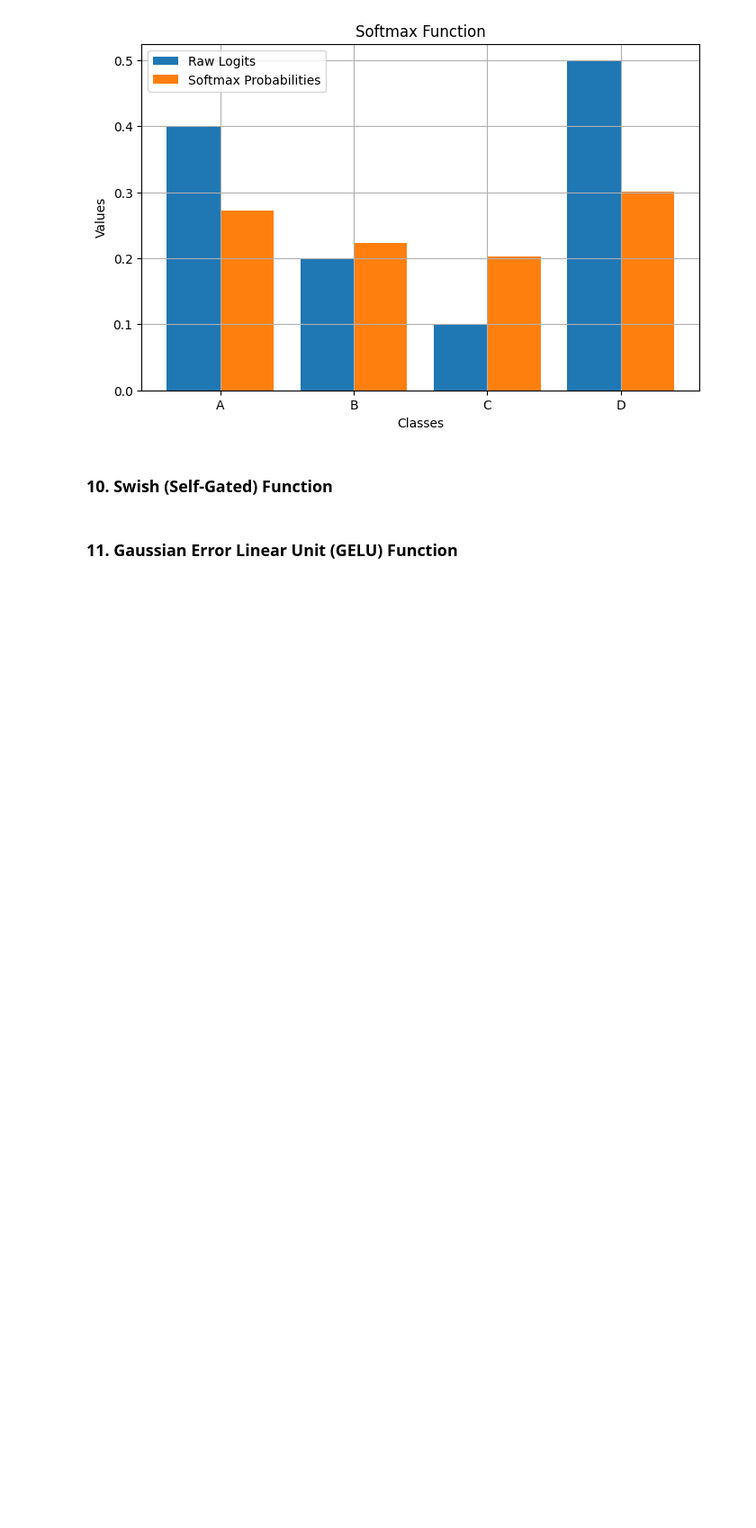
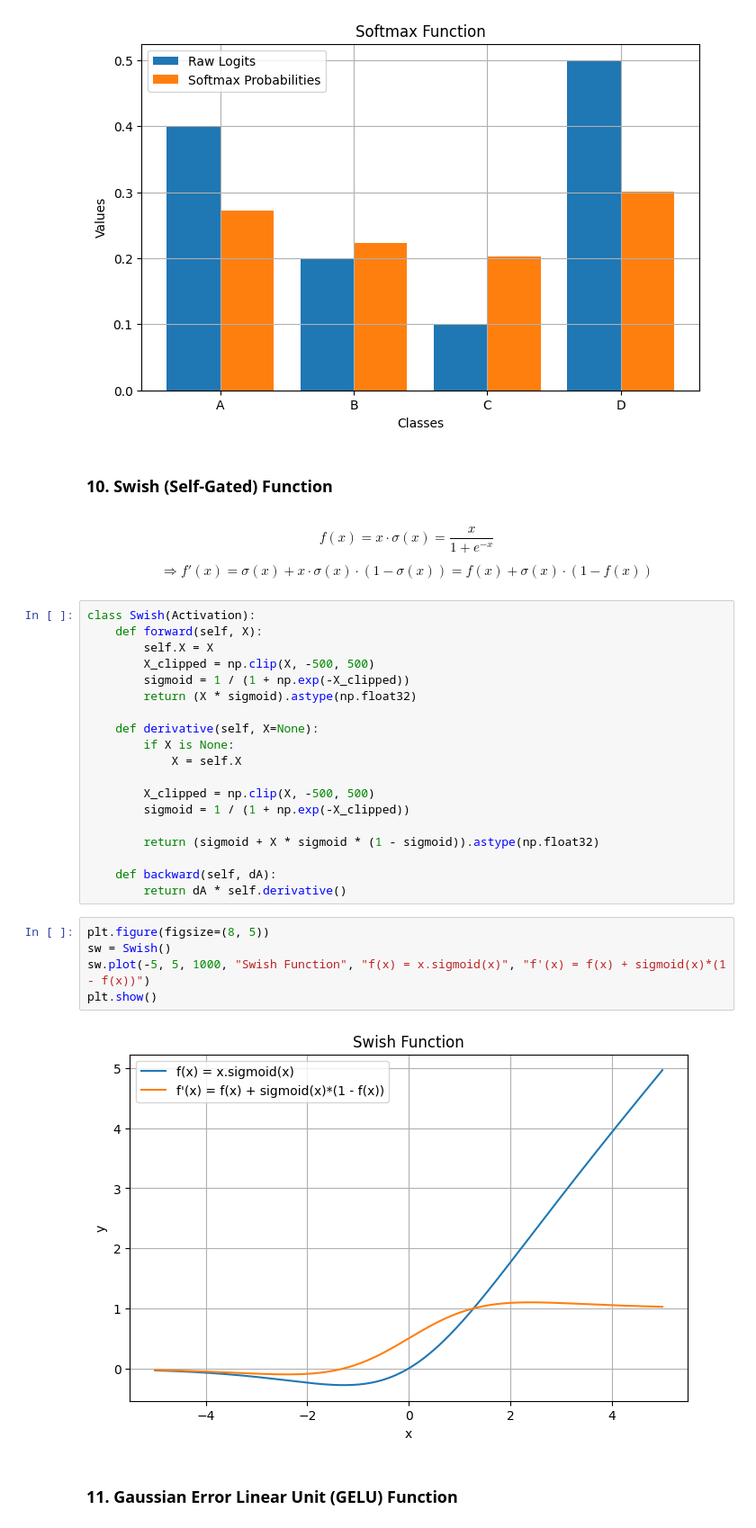
Before and after one commit to ikabrain/UCS761-Deep-Learning-Lab, a Jupyter notebook: DL_assign5.ipynb, the cells around one changed output. Shown at 90% size. Cells and saved outputs as stored; diff of their text form; blank space fills up the shorter version.

Commit message:
feat(assign5): implement swish fn

```diff
--- a/DL_assign5.ipynb
+++ b/DL_assign5.ipynb
@@ -424,6 +424,41 @@ plt.show()
 [figure]
 # %% [markdown]
 ### 10. Swish (Self-Gated) Function
+# %% [markdown]
+$$
+    f(x) = x\cdot\sigma(x) = \frac{x}{1 + e^{-x}}
+$$
+
+$$
+    \Rightarrow
+    f'(x) = \sigma(x) + x\cdot\sigma(x)\cdot(1 - \sigma(x)) = f(x) + \sigma(x)\cdot(1 - f(x))
+$$
+# %%
+class Swish(Activation):
+    def forward(self, X):
+        self.X = X
+        X_clipped = np.clip(X, -500, 500)
+        sigmoid = 1 / (1 + np.exp(-X_clipped))
+        return (X * sigmoid).astype(np.float32)
+
+    def derivative(self, X=None):
+        if X is None:
+            X = self.X
+
+        X_clipped = np.clip(X, -500, 500)
+        sigmoid = 1 / (1 + np.exp(-X_clipped))
+
+        return (sigmoid + X * sigmoid * (1 - sigmoid)).astype(np.float32)
+
+    def backward(self, dA):
+        return dA * self.derivative()
+# %%
+plt.figure(figsize=(8, 5))
+sw = Swish()
+sw.plot(-5, 5, 1000, "Swish Function", "f(x) = x.sigmoid(x)", "f'(x) = f(x) + sigmoid(x)*(1 - f(x))")
+plt.show()
+# %% [output]
+[figure, added]
 # %% [markdown]
 ### 11. Gaussian Error Linear Unit (GELU) Function
 # %% [markdown]
```
